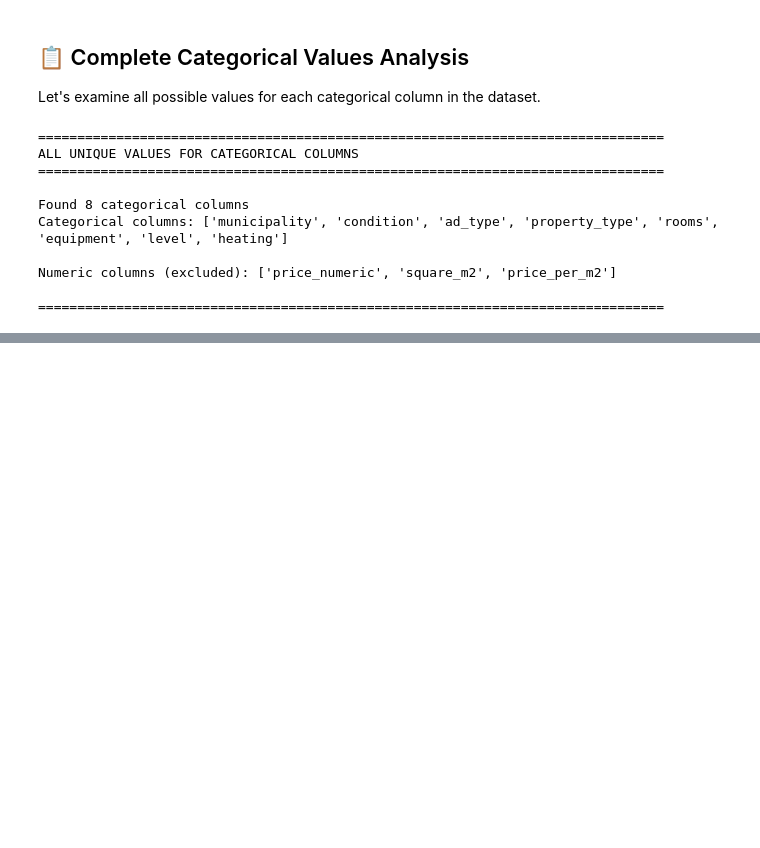
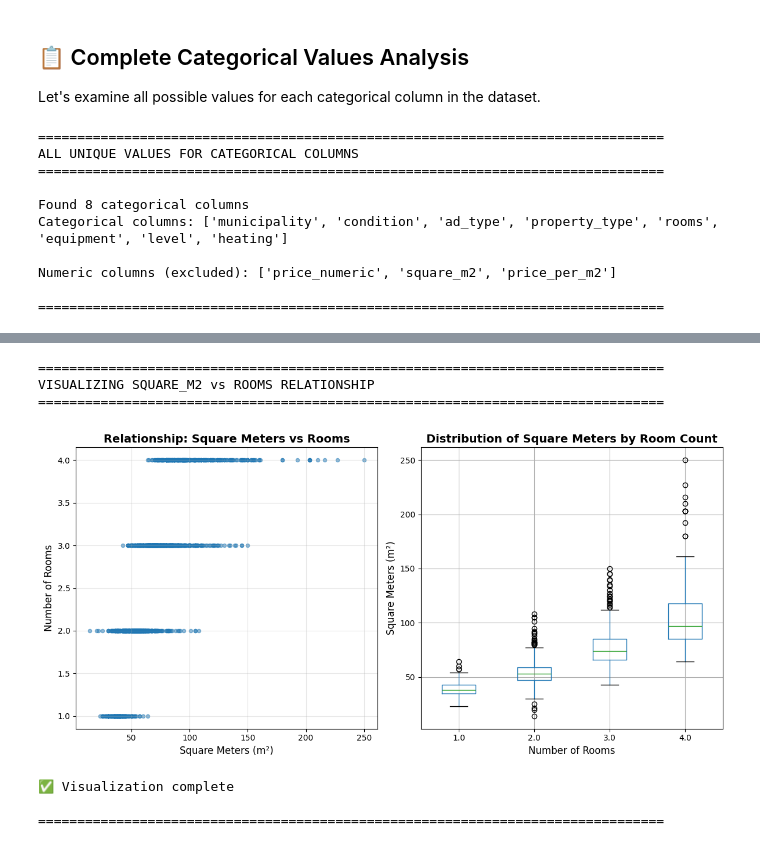
Before and after one commit to musss2003/price-predictor-app, a Jupyter notebook: notebooks/scraping_flats_olx.ipynb, the cells around one changed output, grey strips where cells are left out. Saved outputs shown, nothing was run; the diff lists cells and outputs as text; code cells hidden in the pictures; blank space fills up the shorter version.

```diff
--- a/notebooks/scraping_flats_olx.ipynb
+++ b/notebooks/scraping_flats_olx.ipynb
@@ -1138,0 +1347,48 @@ All possible values:
+# %%
+# Step 2: Visualize the relationship (scatter plot)
+import matplotlib.pyplot as plt
+import numpy as np
+
+print("=" * 80)
+print("VISUALIZING SQUARE_M2 vs ROOMS RELATIONSHIP")
+print("=" * 80)
+
+if 'rooms' in df.columns and 'square_m2' in df.columns:
+    # Filter valid data for visualization
+    valid_data = df[(df['rooms'].notna()) & (df['square_m2'].notna())].copy()
+
+    # Create scatter plot
+    plt.figure(figsize=(12, 6))
+
+    # Plot actual data points
+    plt.subplot(1, 2, 1)
+    plt.scatter(valid_data['square_m2'], valid_data['rooms'], alpha=0.5, s=20)
+    plt.xlabel('Square Meters (m²)', fontsize=12)
+    plt.ylabel('Number of Rooms', fontsize=12)
+    plt.title('Relationship: Square Meters vs Rooms', fontsize=14, fontweight='bold')
+    plt.grid(True, alpha=0.3)
+
+    # Plot box plot by rooms
+    plt.subplot(1, 2, 2)
+    valid_data.boxplot(column='square_m2', by='rooms', ax=plt.gca())
+    plt.xlabel('Number of Rooms', fontsize=12)
+    plt.ylabel('Square Meters (m²)', fontsize=12)
+    plt.title('Distribution of Square Meters by Room Count', fontsize=14, fontweight='bold')
+    plt.suptitle('')  # Remove default title
+
+    plt.tight_layout()
+    plt.show()
+
+    print("\n✅ Visualization complete")
+else:
+    print("Required columns not found")
+
+print("\n" + "=" * 80)
+# %% [output]
+================================================================================
+VISUALIZING SQUARE_M2 vs ROOMS RELATIONSHIP
+================================================================================
+[figure, added]
+✅ Visualization complete
+
+================================================================================
```
Also changed, not shown: parts of 7 cells of this notebook.
